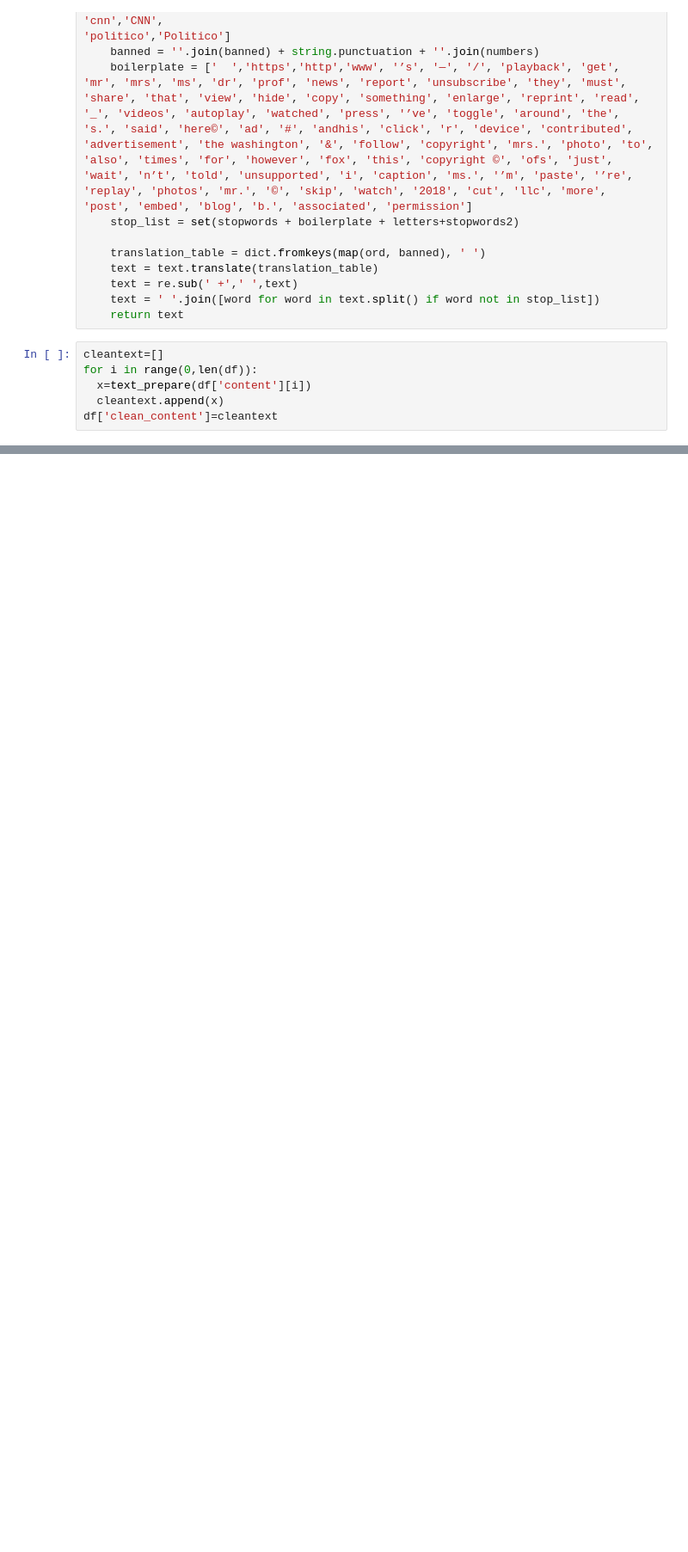
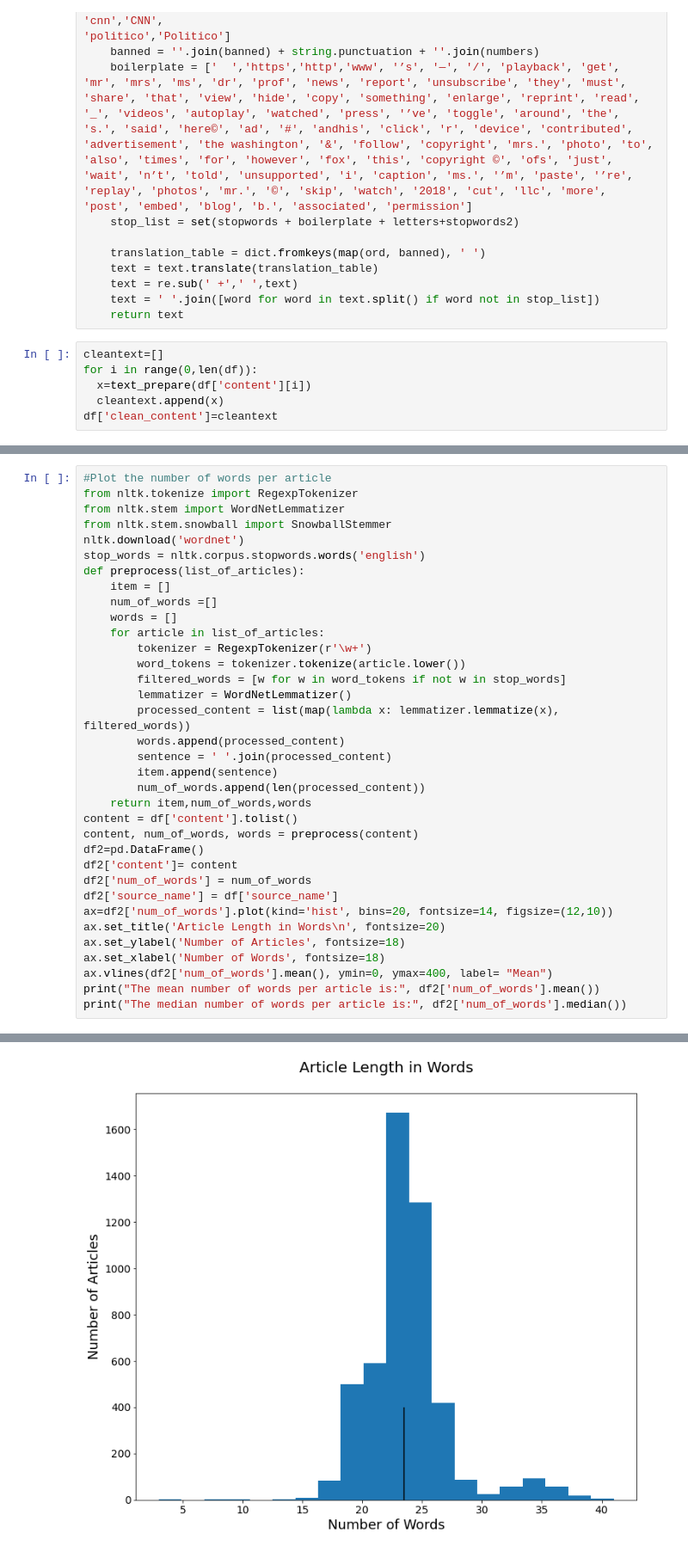
Before and after one commit to shardul28/political-stance-detection, a Jupyter notebook: workingonscrapeddata.ipynb, the cells around one changed output, grey strips where cells are left out. Shown at 86% size. Cells and saved outputs as stored; diff of their text form; blank space fills up the shorter version.

```diff
--- a/workingonscrapeddata.ipynb
+++ b/workingonscrapeddata.ipynb
@@ -278,0 +274,36 @@ True
+# %%
+#Plot the number of words per article
+from nltk.tokenize import RegexpTokenizer
+from nltk.stem import WordNetLemmatizer
+from nltk.stem.snowball import SnowballStemmer
+nltk.download('wordnet')
+stop_words = nltk.corpus.stopwords.words('english')
+def preprocess(list_of_articles):
+    item = []
+    num_of_words =[]
+    words = []
+    for article in list_of_articles:
+        tokenizer = RegexpTokenizer(r'\w+')
+        word_tokens = tokenizer.tokenize(article.lower())
+        filtered_words = [w for w in word_tokens if not w in stop_words]
+        lemmatizer = WordNetLemmatizer()
+        processed_content = list(map(lambda x: lemmatizer.lemmatize(x), filtered_words))
+        words.append(processed_content)
+        sentence = ' '.join(processed_content)
+        item.append(sentence)
+        num_of_words.append(len(processed_content))
+    return item,num_of_words,words
+content = df['content'].tolist()
+content, num_of_words, words = preprocess(content)
+df2=pd.DataFrame()
+df2['content']= content
+df2['num_of_words'] = num_of_words
+df2['source_name'] = df['source_name']
+ax=df2['num_of_words'].plot(kind='hist', bins=20, fontsize=14, figsize=(12,10))
+ax.set_title('Article Length in Words\n', fontsize=20)
+ax.set_ylabel('Number of Articles', fontsize=18)
+ax.set_xlabel('Number of Words', fontsize=18)
+ax.vlines(df2['num_of_words'].mean(), ymin=0, ymax=400, label= "Mean")
+print("The mean number of words per article is:", df2['num_of_words'].mean())
+print("The median number of words per article is:", df2['num_of_words'].median())
+# %% [output]
@@ -278,0 +314 @@ True
+[figure, added]
```
Also changed, not shown: parts of 4 cells of this notebook.
